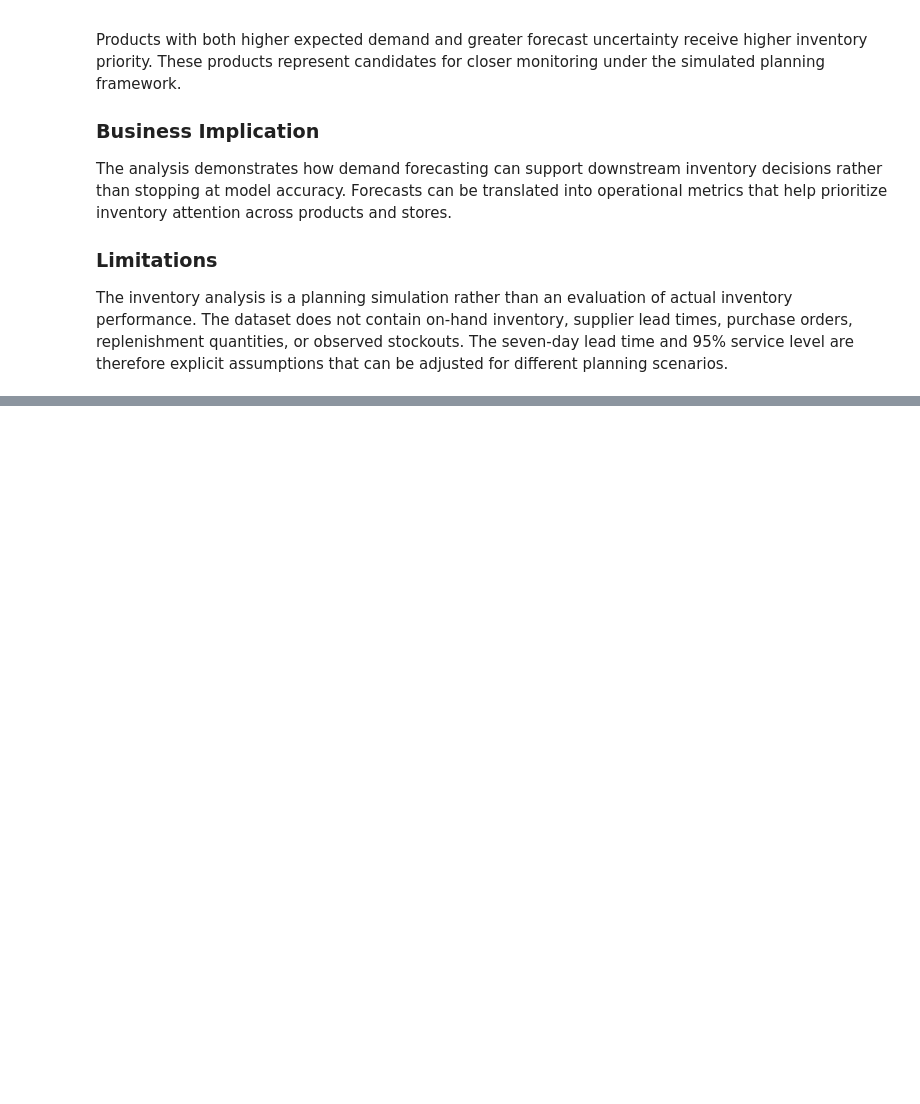
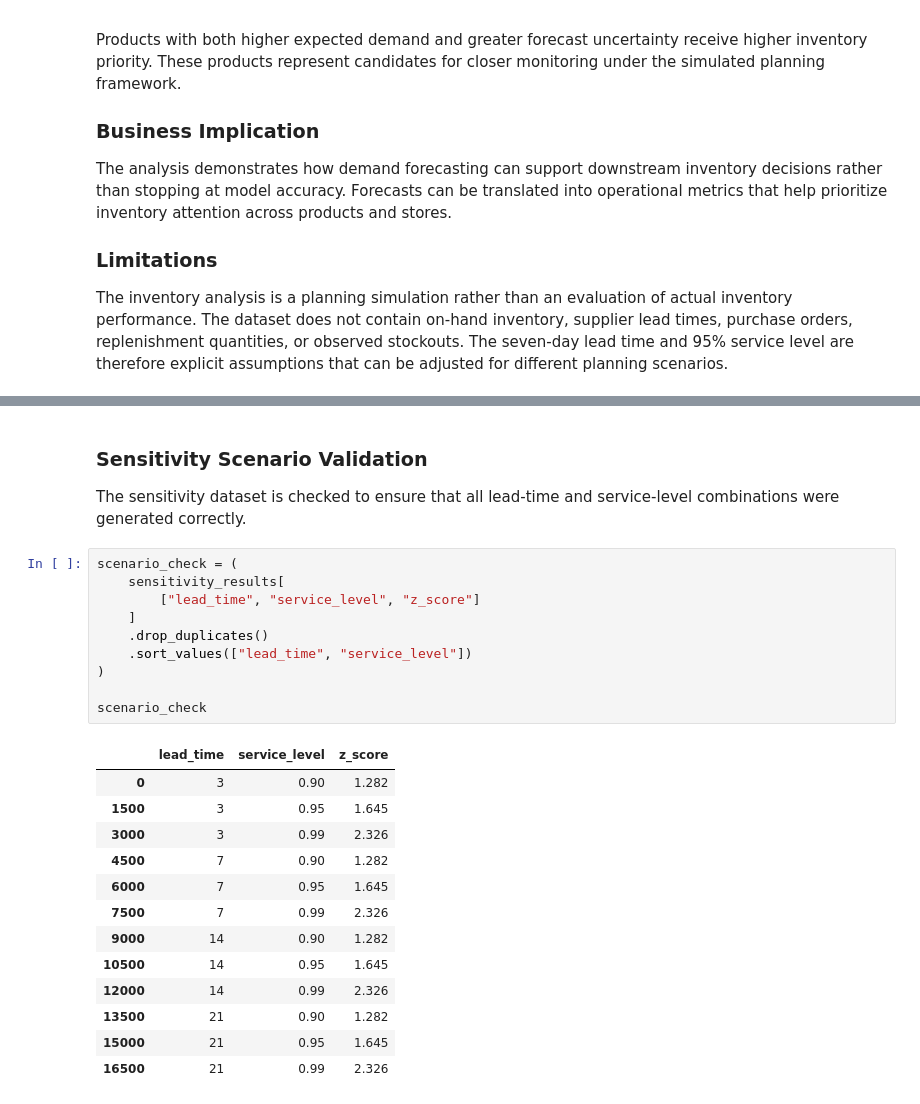
Before and after one commit to nihal-uddin-nu/Retail-Demand-Forecasting-and-Inventory-Analytics, a Jupyter notebook: notebooks/03_Inventory_Analytics.ipynb, the cells around one changed output, grey strips where cells are left out. Cells and saved outputs as stored; diff of their text form; blank space fills up the shorter version.

```diff
--- a/notebooks/03_Inventory_Analytics.ipynb
+++ b/notebooks/03_Inventory_Analytics.ipynb
@@ -616,0 +695,28 @@ The inventory analysis is a planning simulation rather than an evaluation of act
+# %% [markdown]
+### Sensitivity Scenario Validation
+
+The sensitivity dataset is checked to ensure that all lead-time and service-level combinations were generated correctly.
+# %%
+scenario_check = (
+    sensitivity_results[
+        ["lead_time", "service_level", "z_score"]
+    ]
+    .drop_duplicates()
+    .sort_values(["lead_time", "service_level"])
+)
+
+scenario_check
+# %% [output]
+|  | lead_time | service_level | z_score |
+| 0 | 3 | 0.90 | 1.282 |
+| 1500 | 3 | 0.95 | 1.645 |
+| 3000 | 3 | 0.99 | 2.326 |
+| 4500 | 7 | 0.90 | 1.282 |
+| 6000 | 7 | 0.95 | 1.645 |
+| 7500 | 7 | 0.99 | 2.326 |
+| 9000 | 14 | 0.90 | 1.282 |
+| 10500 | 14 | 0.95 | 1.645 |
+| 12000 | 14 | 0.99 | 2.326 |
+| 13500 | 21 | 0.90 | 1.282 |
+| 15000 | 21 | 0.95 | 1.645 |
+| 16500 | 21 | 0.99 | 2.326 |
```
Also changed, not shown: parts of 12 cells of this notebook, 3 other files.
